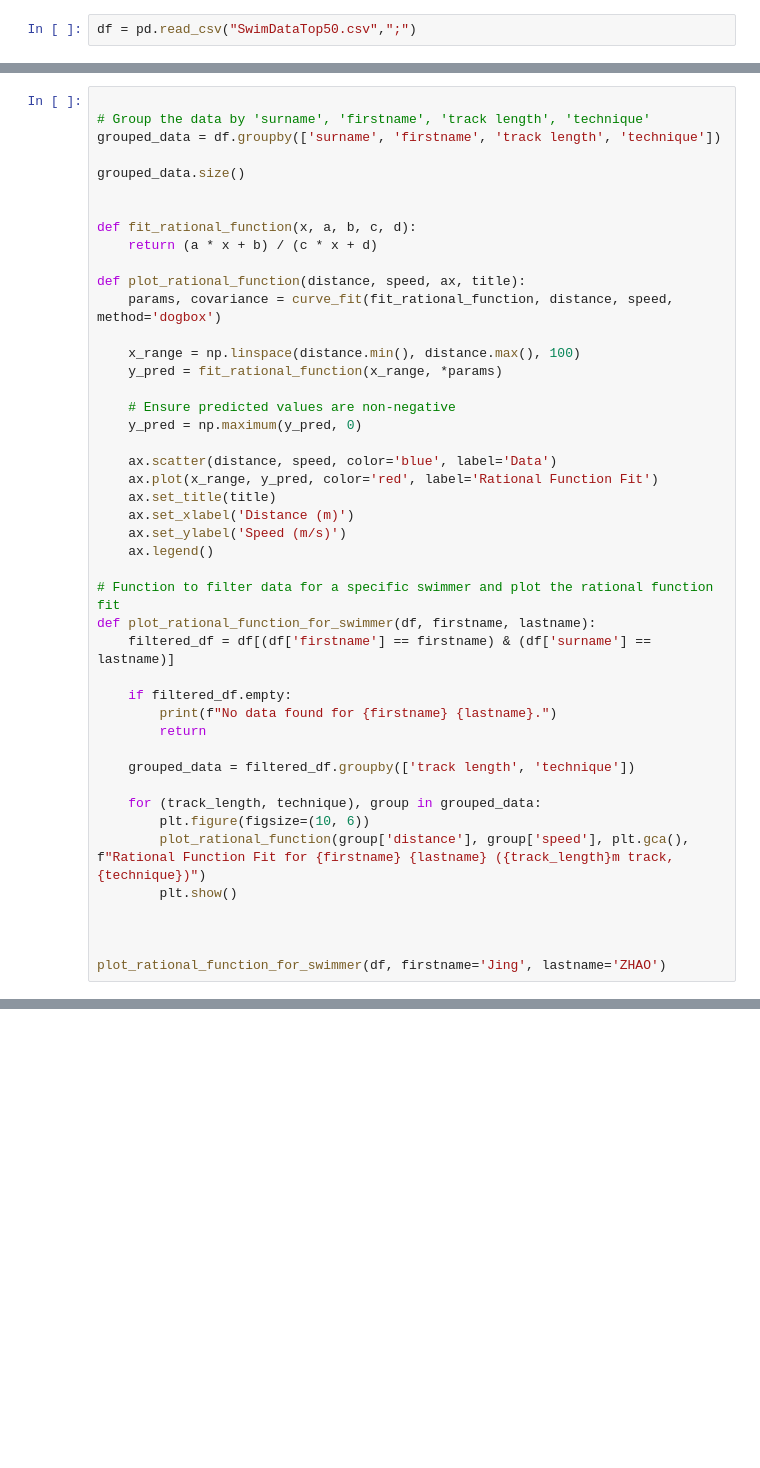
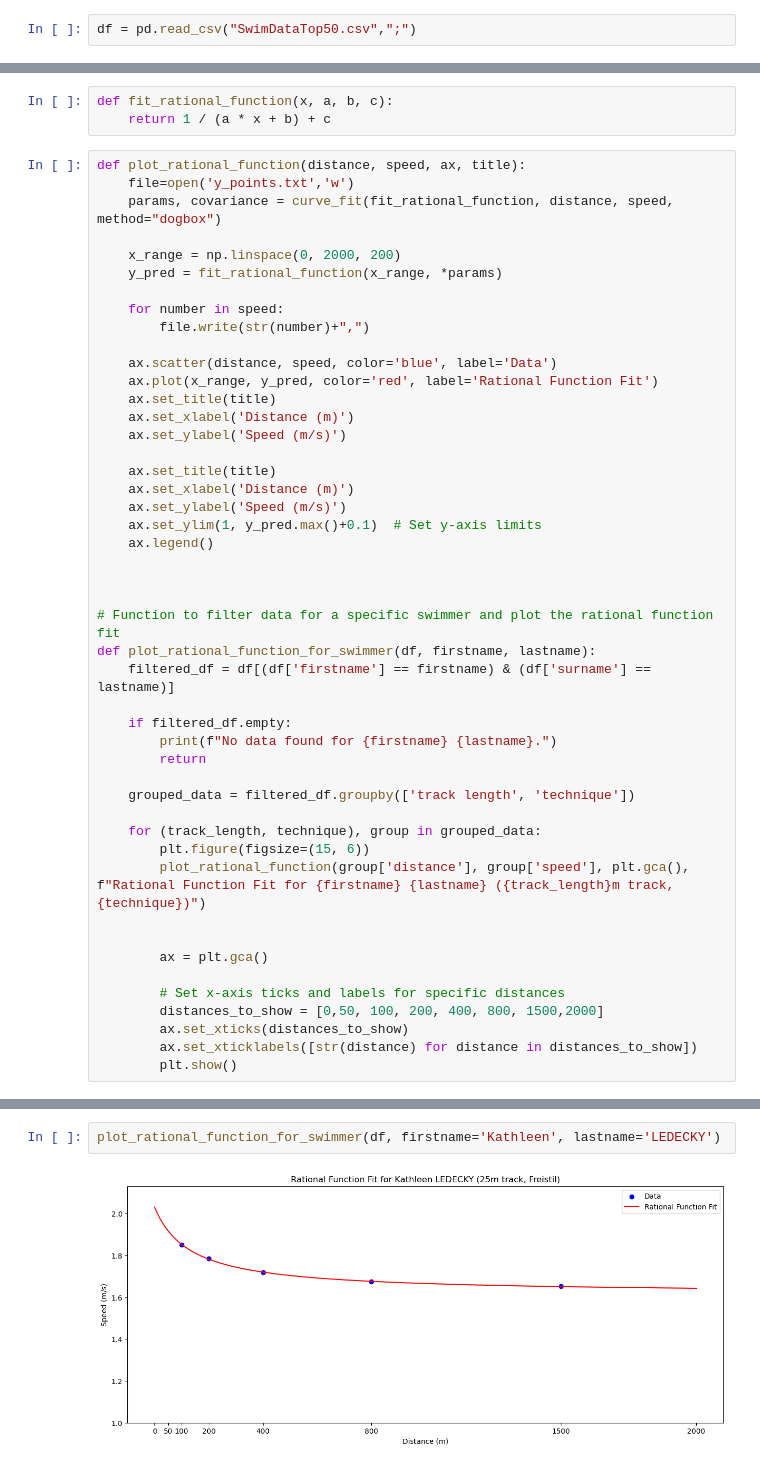
Before and after one commit to HorusXIV/IDPA-Schwimmen-2023, a Jupyter notebook: prep.ipynb, the cells around one changed output, grey strips where cells are left out. Cells and saved outputs as stored; diff of their text form; blank space fills up the shorter version.

Commit message:
imp. fit_rational_function, graphical changes

```diff
--- a/prep.ipynb
+++ b/prep.ipynb
@@ -33,29 +43,30 @@ df['speed'] = df['distance'] / df['time_seconds']
+# %%
+def fit_rational_function(x, a, b, c):
+    return 1 / (a * x + b) + c
 # %%
+def plot_rational_function(distance, speed, ax, title):
+    file=open('y_points.txt','w')
+    params, covariance = curve_fit(fit_rational_function, distance, speed, method="dogbox")
 
-# Group the data by 'surname', 'firstname', 'track length', 'technique'
-grouped_data = df.groupby(['surname', 'firstname', 'track length', 'technique'])
-
-grouped_data.size()
-
-
-def fit_rational_function(x, a, b, c, d):
-    return (a * x + b) / (c * x + d)
-
-def plot_rational_function(distance, speed, ax, title):
-    params, covariance = curve_fit(fit_rational_function, distance, speed, method='dogbox')
-
-    x_range = np.linspace(distance.min(), distance.max(), 100)
+    x_range = np.linspace(0, 2000, 200)
     y_pred = fit_rational_function(x_range, *params)
 
-    # Ensure predicted values are non-negative
-    y_pred = np.maximum(y_pred, 0)
+    for number in speed:
+        file.write(str(number)+",")
 
     ax.scatter(distance, speed, color='blue', label='Data')
     ax.plot(x_range, y_pred, color='red', label='Rational Function Fit')
     ax.set_title(title)
     ax.set_xlabel('Distance (m)')
     ax.set_ylabel('Speed (m/s)')
+
+    ax.set_title(title)
+    ax.set_xlabel('Distance (m)')
+    ax.set_ylabel('Speed (m/s)')
+    ax.set_ylim(1, y_pred.max()+0.1)  # Set y-axis limits
     ax.legend()
+
+
 
 # Function to filter data for a specific swimmer and plot the rational function fit
 def plot_rational_function_for_swimmer(df, firstname, lastname):
@@ -68,10 +79,14 @@ def plot_rational_function_for_swimmer(df, firstname, lastname):
     grouped_data = filtered_df.groupby(['track length', 'technique'])
 
     for (track_length, technique), group in grouped_data:
-        plt.figure(figsize=(10, 6))
+        plt.figure(figsize=(15, 6))
         plot_rational_function(group['distance'], group['speed'], plt.gca(), f"Rational Function Fit for {firstname} {lastname} ({track_length}m track, {technique})")
-        plt.show()
 
 
+        ax = plt.gca()
 
-plot_rational_function_for_swimmer(df, firstname='Jing', lastname='ZHAO')
+        # Set x-axis ticks and labels for specific distances
+        distances_to_show = [0,50, 100, 200, 400, 800, 1500,2000]
+        ax.set_xticks(distances_to_show)
+        ax.set_xticklabels([str(distance) for distance in distances_to_show])
+        plt.show()
@@ -92,0 +93,4 @@ plot_rational_function_for_swimmer(df, firstname='Jing', lastname='ZHAO')
+# %%
+plot_rational_function_for_swimmer(df, firstname='Kathleen', lastname='LEDECKY')
+# %% [output]
+[figure, added]
```
Also changed, not shown: parts of 4 cells of this notebook, 2 other files.
